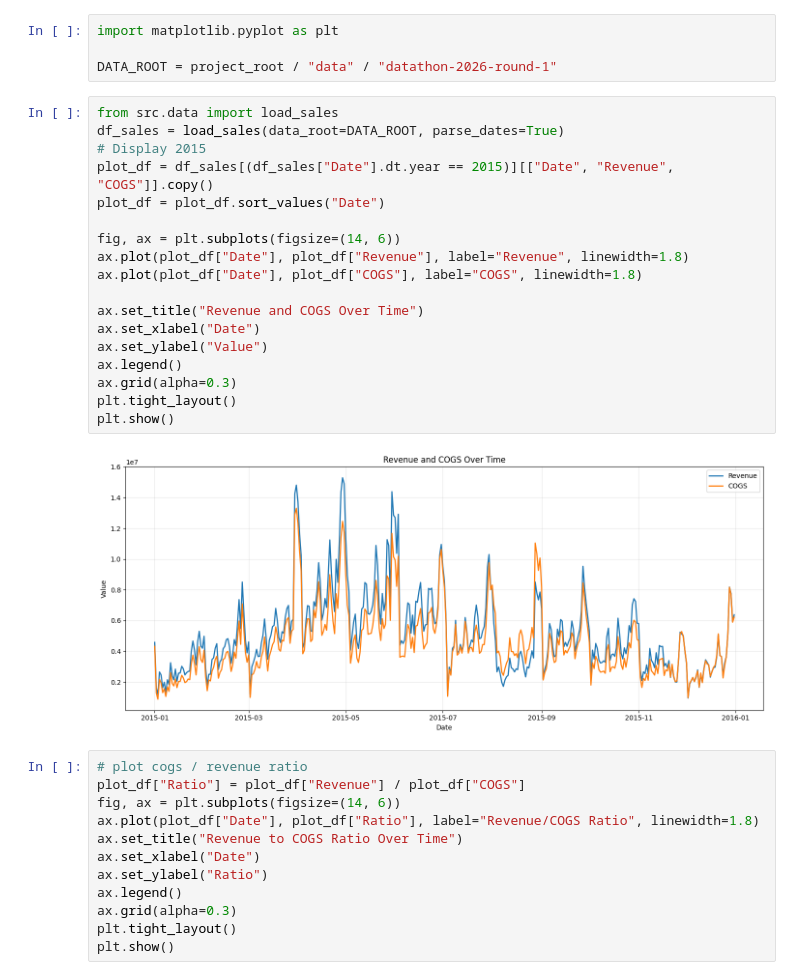
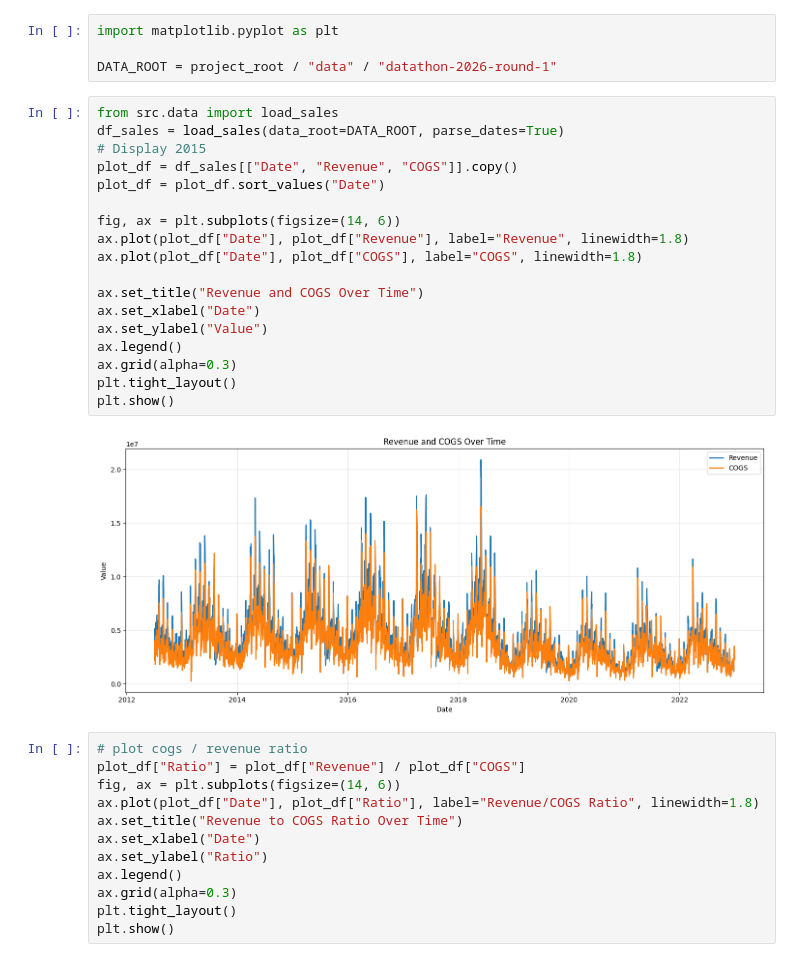
Before and after one commit to 24127027/datathon2026, a Jupyter notebook: notebooks/eda.ipynb, the cells around one changed output. Drawn from its saved outputs; the diff is of its cells as text.

```diff
--- a/notebooks/eda.ipynb
+++ b/notebooks/eda.ipynb
@@ -143,23 +143,23 @@ DATA_ROOT = project_root / "data" / "datathon-2026-round-1"
 # %%
 from src.data import load_sales
 df_sales = load_sales(data_root=DATA_ROOT, parse_dates=True)
 # Display 2015
-plot_df = df_sales[(df_sales["Date"].dt.year == 2015)][["Date", "Revenue", "COGS"]].copy()
+plot_df = df_sales[["Date", "Revenue", "COGS"]].copy()
 plot_df = plot_df.sort_values("Date")
 
 fig, ax = plt.subplots(figsize=(14, 6))
 ax.plot(plot_df["Date"], plot_df["Revenue"], label="Revenue", linewidth=1.8)
 ax.plot(plot_df["Date"], plot_df["COGS"], label="COGS", linewidth=1.8)
 
 ax.set_title("Revenue and COGS Over Time")
 ax.set_xlabel("Date")
 ax.set_ylabel("Value")
 ax.legend()
 ax.grid(alpha=0.3)
 plt.tight_layout()
 plt.show()
 # %% [output]
-[figure, old version]
+[figure, new version]
 # %%
 # plot cogs / revenue ratio
 plot_df["Ratio"] = plot_df["Revenue"] / plot_df["COGS"]
```
Also changed, not shown: parts of 1 cell of this notebook.
